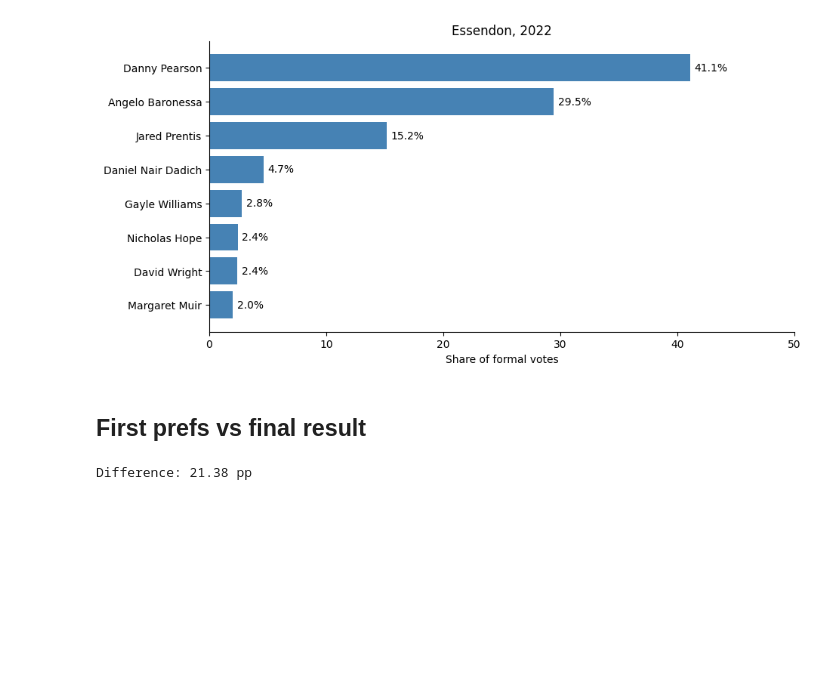
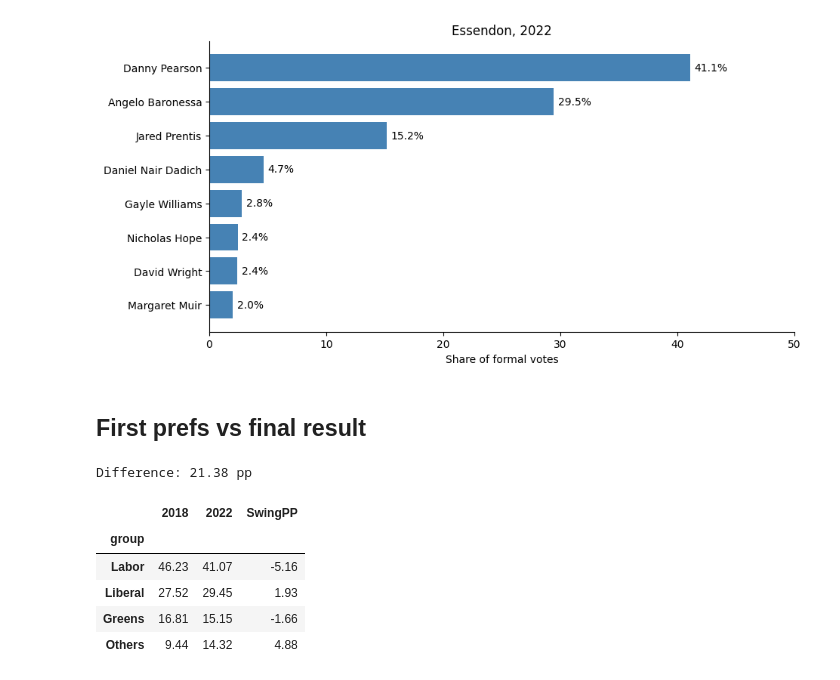
Before and after one commit to itssammurphy/VicVotes, a Jupyter notebook: notebooks/Essendon2022Analysis.ipynb, the cells around one changed output. Saved outputs shown, nothing was run; the diff lists cells and outputs as text; code cells hidden in the pictures; blank space fills up the shorter version.

```diff
--- a/notebooks/Essendon2022Analysis.ipynb
+++ b/notebooks/Essendon2022Analysis.ipynb
@@ -55,3 +56,34 @@ laborFinal = 100 * 26146 / formalVotes
 print(f"Difference: {laborFinal - laborPrimary:.2f} pp")
 # %% [output]
 Difference: 21.38 pp
+# %%
+majorParties = {
+    "Australian Labor Party": "Labor",
+    "Liberal": "Liberal",
+    "Australian Greens": "Greens"
+}
+
+
+def partyShare(results):
+    data = results.copy()
+    data["group"] = data["party"].map(majorParties).fillna("Others")
+    votes = data.groupby("group")["votes"].sum()
+
+    shares = 100 * votes / votes.sum()
+
+    return shares.reindex(["Labor", "Liberal", "Greens", "Others"], fill_value=0)
+
+
+comparison = pd.DataFrame({
+    "2018": partyShare(results2018),
+    "2022": partyShare(results2022),
+})
+comparison["SwingPP"] = comparison["2022"] - comparison["2018"]
+comparison.round(2)
+# %% [output]
+|  | 2018 | 2022 | SwingPP |
+| group |  |  |  |
+| Labor | 46.23 | 41.07 | -5.16 |
+| Liberal | 27.52 | 29.45 | 1.93 |
+| Greens | 16.81 | 15.15 | -1.66 |
+| Others | 9.44 | 14.32 | 4.88 |
```
Also changed, not shown: parts of 7 cells of this notebook, 1 other file.
